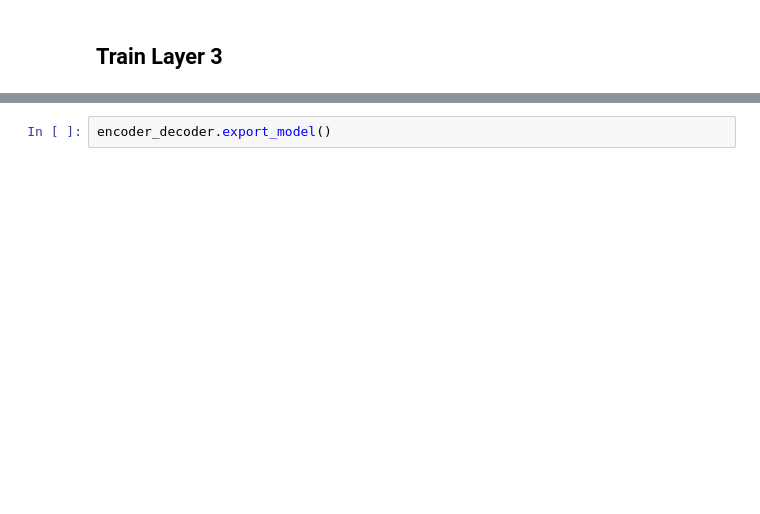
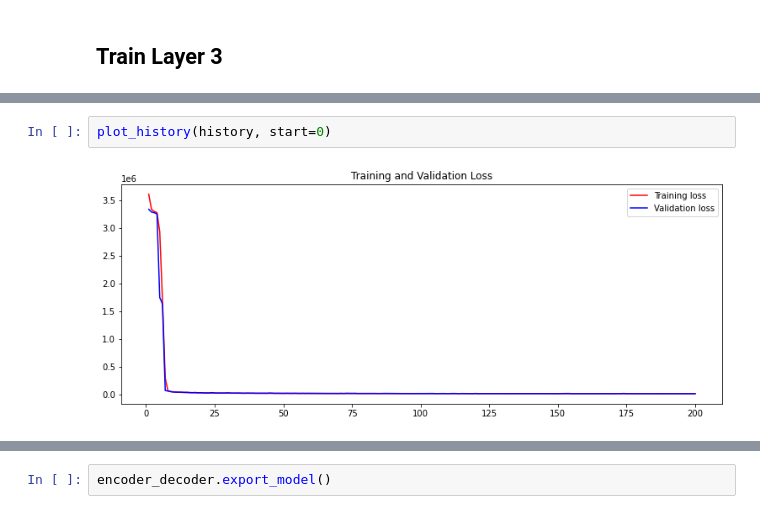
Before and after one commit to stevenjohnlarsen/StyleTransfer, a Jupyter notebook: Train Weights Final.ipynb, the cells around one changed output, grey strips where cells are left out. Cells and saved outputs as stored; diff of their text form; blank space fills up the shorter version.

```diff
--- a/Train Weights Final.ipynb
+++ b/Train Weights Final.ipynb
@@ -524,0 +541,4 @@ plot_img_decoder_encoder(resized_faces[81], encoder_decoder.model)
+# %%
+plot_history(history, start=0)
+# %% [output]
+[figure, added]
```
Also changed, not shown: parts of 16 cells of this notebook, 1 other file.
